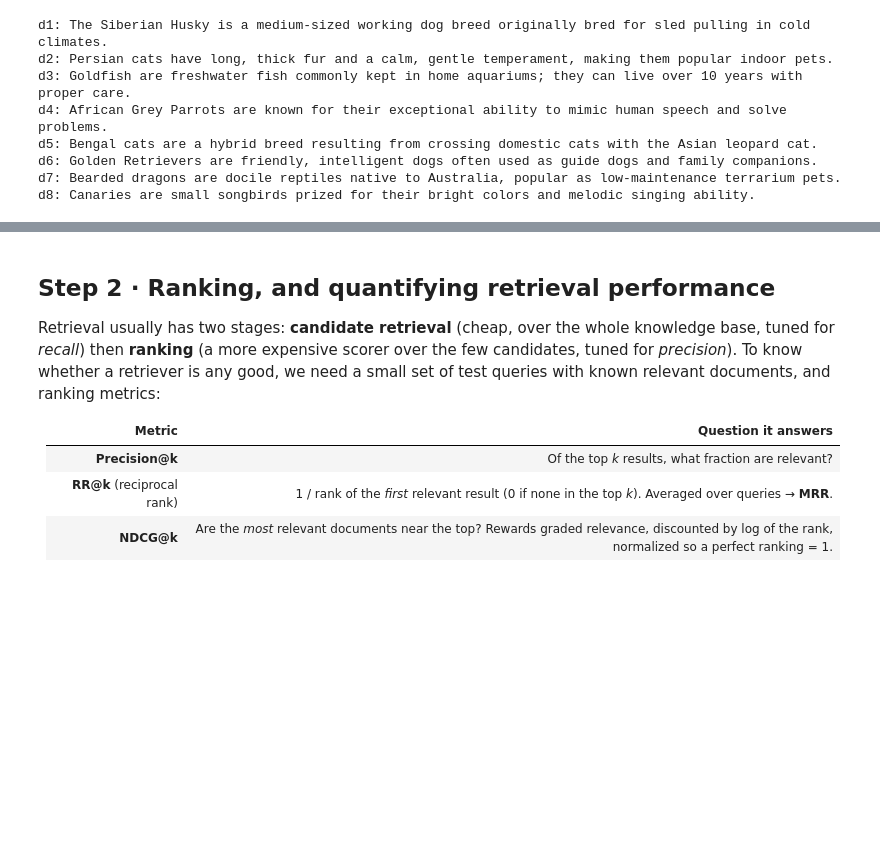
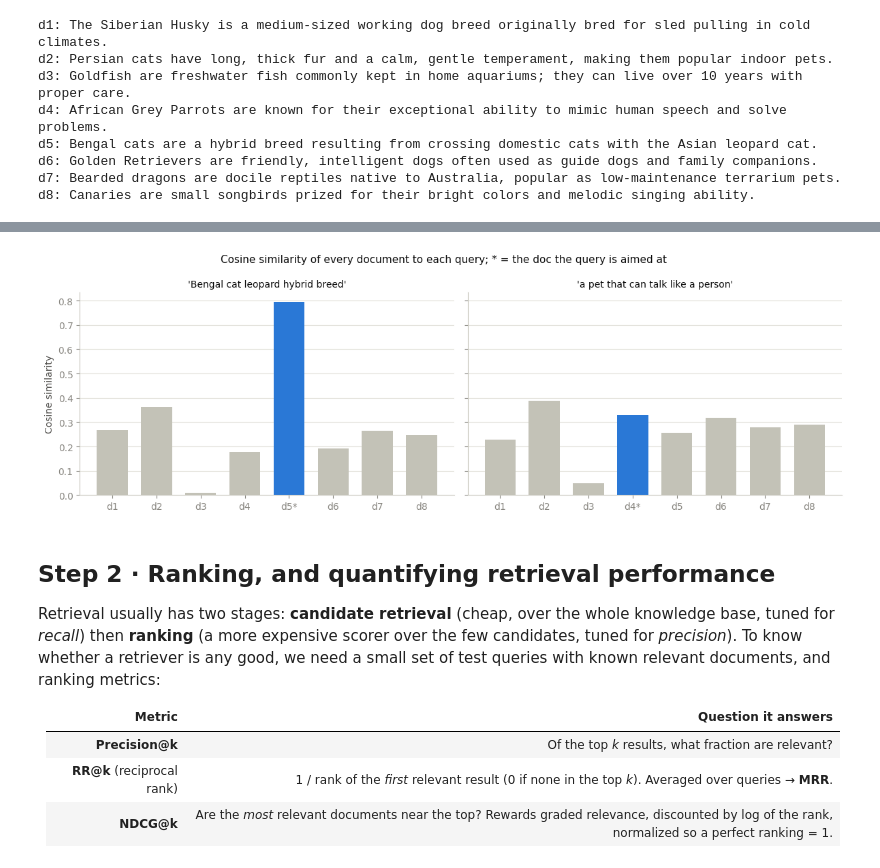
Before and after one commit to rinabuoy/llm-fundamentals-tp2, a Jupyter notebook: notebooks/02_rag.ipynb, the cells around one changed output, grey strips where cells are left out. Drawn from its saved outputs; the diff is of its cells as text; code cells hidden in the pictures; blank space fills up the shorter version.

```diff
--- a/notebooks/02_rag.ipynb
+++ b/notebooks/02_rag.ipynb
@@ -75,10 +72,8 @@ CORPUS: List[Dict[str, str]] = [
 ]
 CORPUS_BY_ID: Dict[str, str] = {doc["id"]: doc["text"] for doc in CORPUS}
 
-# One query that shares vocabulary with a document (favors lexical search)...
-LEXICAL_FRIENDLY_QUERY = "Bengal cat leopard hybrid breed"
-# ...and one that paraphrases a document without sharing its key words (favors vector search)
-SEMANTIC_FRIENDLY_QUERY = "a pet that can talk like a person"
+# One query that shares words with its target document (d5), one that only paraphrases its target (d4)
+EXAMPLE_QUERIES = ["Bengal cat leopard hybrid breed", "a pet that can talk like a person"]
 
 for doc in CORPUS:
     print(f"{doc['id']}: {doc['text']}")
@@ -289,3 +151,35 @@ plt.show()
+# %%
+import matplotlib.pyplot as plt
+
+DOC_IDS = [doc["id"] for doc in CORPUS]
+
+
+def plot_similarities(query: str, target_doc_id: str, ax: plt.Axes) -> None:
+    scores = dict(vector_search(query))
+    values = [scores[doc_id] for doc_id in DOC_IDS]
+    colors = ["#2a78d6" if doc_id == target_doc_id else "#c3c2b7" for doc_id in DOC_IDS]
+    ax.bar(range(len(DOC_IDS)), values, color=colors, width=0.7)
+    ax.set_xticks(range(len(DOC_IDS)))
+    ax.set_xticklabels([f"{d}*" if d == target_doc_id else d for d in DOC_IDS], color="#52514e")
+    ax.set_title(f"{query!r}", fontsize=10, color="#0b0b0b")
+    ax.grid(axis="y", color="#e1e0d9", linewidth=0.8)
+    ax.set_axisbelow(True)
+    for spine in ("top", "right"):
+        ax.spines[spine].set_visible(False)
+    for spine in ("left", "bottom"):
+        ax.spines[spine].set_color("#c3c2b7")
+    ax.tick_params(colors="#898781")
+
+
+fig, axes = plt.subplots(1, 2, figsize=(12, 4), sharey=True)
+plot_similarities(EXAMPLE_QUERIES[0], "d5", axes[0])
+plot_similarities(EXAMPLE_QUERIES[1], "d4", axes[1])
+axes[0].set_ylabel("Cosine similarity", color="#52514e")
+fig.suptitle("Cosine similarity of every document to each query; * = the doc the query is aimed at", fontsize=11, color="#0b0b0b")
+fig.tight_layout()
+plt.show()
+# %% [output]
+[figure, added]
 # %% [markdown]
 ## Step 2 · Ranking, and quantifying retrieval performance
 
```
Also changed, not shown: parts of 23 cells of this notebook, 6 other files.
